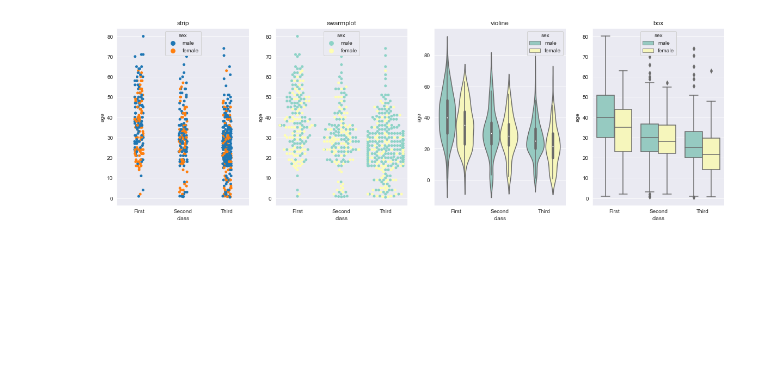
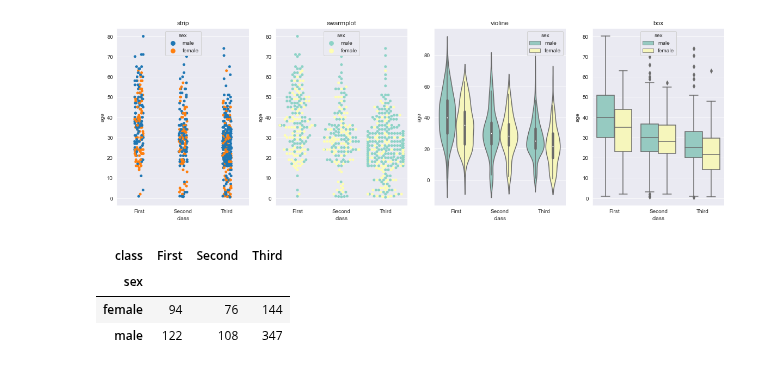
Before and after one commit to JaewooJason/Daily_Practice, a Jupyter notebook: 2022_AI_Visualization[03].ipynb, the cells around one changed output. Drawn from its saved outputs; the diff is of its cells as text; code cells hidden in the pictures; blank space fills up the shorter version.

```diff
--- a/2022_AI_Visualization[03].ipynb
+++ b/2022_AI_Visualization[03].ipynb
@@ -260,3 +260,12 @@ plt.close()
 # %%
 titan_dataset.groupby(['sex','pclass'])['survived'].sum()
 titan_dataset.groupby('sex')['class'].value_counts().unstack()
+# %%
+table = titan_dataset.pivot_table(index = 'sex', columns = 'class', aggfunc = 'size')
+
+table
+# %% [output]
+| class | First | Second | Third |
+| sex |  |  |  |
+| female | 94 | 76 | 144 |
+| male | 122 | 108 | 347 |
```
